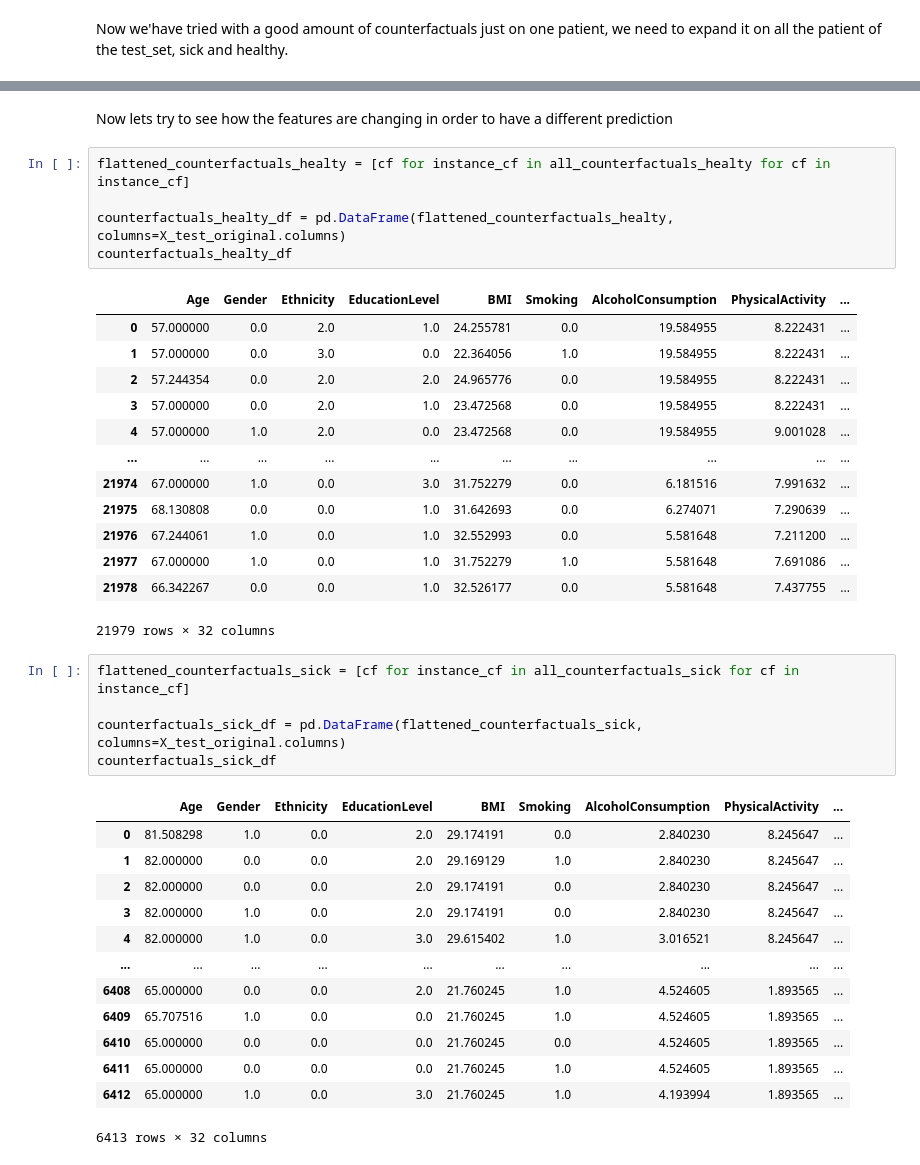
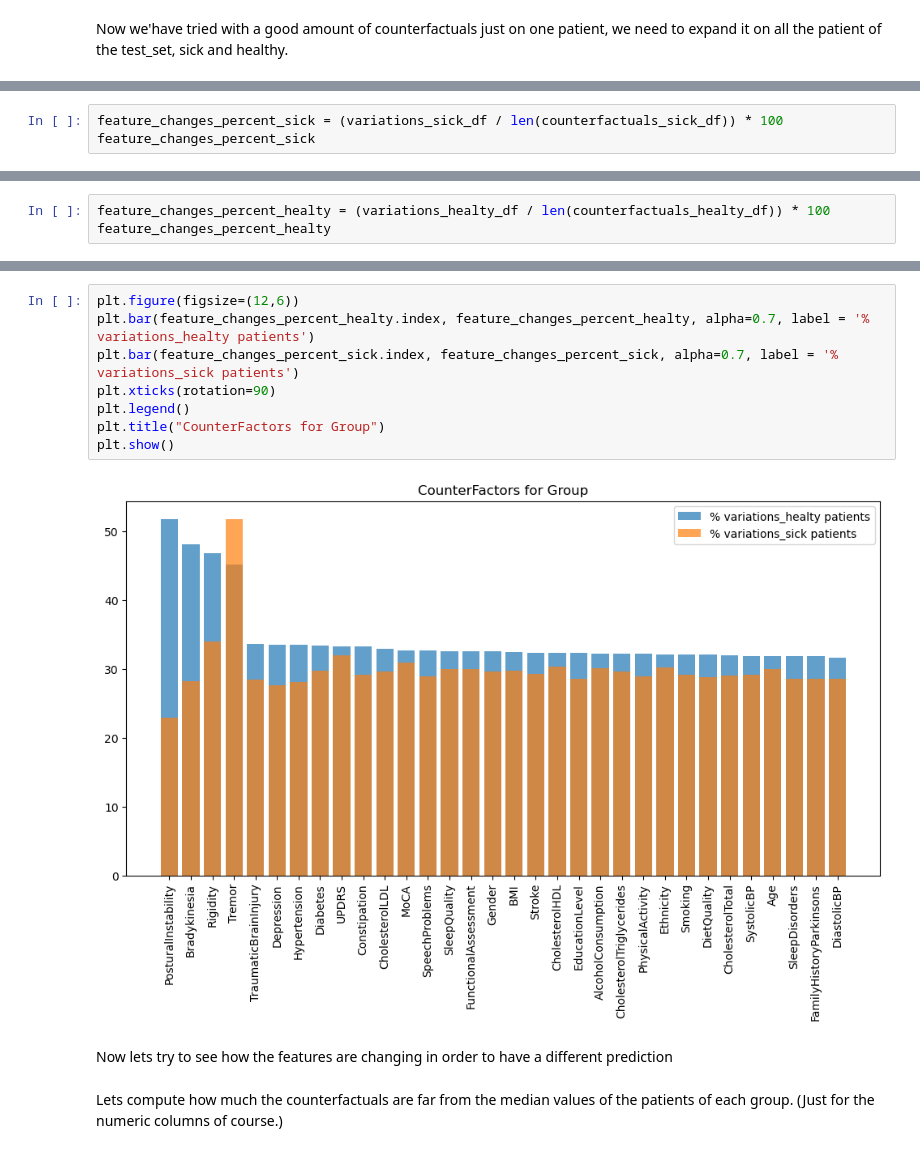
Before and after one commit to CamillaMilli/Group-36-FDS, a Jupyter notebook: main.ipynb, the cells around one changed output, grey strips where cells are left out. Drawn from its saved outputs; the diff is of its cells as text.

```diff
--- a/main.ipynb
+++ b/main.ipynb
@@ -1273,0 +1426,3 @@ dtype: int32
+# %%
+feature_changes_percent_sick = (variations_sick_df / len(counterfactuals_sick_df)) * 100
+feature_changes_percent_sick
@@ -1273,0 +1447,3 @@ dtype: int32
+# %%
+feature_changes_percent_healty = (variations_healty_df / len(counterfactuals_healty_df)) * 100
+feature_changes_percent_healty
@@ -1284,40 +1478,14 @@ plt.show()
+# %%
+plt.figure(figsize=(12,6))
+plt.bar(feature_changes_percent_healty.index, feature_changes_percent_healty, alpha=0.7, label = '% variations_healty patients')
+plt.bar(feature_changes_percent_sick.index, feature_changes_percent_sick, alpha=0.7, label = '% variations_sick patients')
+plt.xticks(rotation=90)
+plt.legend()
+plt.title("CounterFactors for Group")
+plt.show()
+# %% [output]
+[figure, added]
 # %% [markdown]
 Now lets try to see how the features are changing in order to have a different prediction
-# %%
-flattened_counterfactuals_healty = [cf for instance_cf in all_counterfactuals_healty for cf in instance_cf]
-
-counterfactuals_healty_df = pd.DataFrame(flattened_counterfactuals_healty, columns=X_test_original.columns)
-counterfactuals_healty_df
-# %% [output]
-|  | Age | Gender | Ethnicity | EducationLevel | BMI | Smoking | AlcoholConsumption | PhysicalActivity | ... |
-| 0 | 57.000000 | 0.0 | 2.0 | 1.0 | 24.255781 | 0.0 | 19.584955 | 8.222431 | ... |
-| 1 | 57.000000 | 0.0 | 3.0 | 0.0 | 22.364056 | 1.0 | 19.584955 | 8.222431 | ... |
-| 2 | 57.244354 | 0.0 | 2.0 | 2.0 | 24.965776 | 0.0 | 19.584955 | 8.222431 | ... |
-| 3 | 57.000000 | 0.0 | 2.0 | 1.0 | 23.472568 | 0.0 | 19.584955 | 8.222431 | ... |
-| 4 | 57.000000 | 1.0 | 2.0 | 0.0 | 23.472568 | 0.0 | 19.584955 | 9.001028 | ... |
-| ... | ... | ... | ... | ... | ... | ... | ... | ... | ... |
-| 21974 | 67.000000 | 1.0 | 0.0 | 3.0 | 31.752279 | 0.0 | 6.181516 | 7.991632 | ... |
-| 21975 | 68.130808 | 0.0 | 0.0 | 1.0 | 31.642693 | 0.0 | 6.274071 | 7.290639 | ... |
-| 21976 | 67.244061 | 1.0 | 0.0 | 1.0 | 32.552993 | 0.0 | 5.581648 | 7.211200 | ... |
-| 21977 | 67.000000 | 1.0 | 0.0 | 1.0 | 31.752279 | 1.0 | 5.581648 | 7.691086 | ... |
-| 21978 | 66.342267 | 0.0 | 0.0 | 1.0 | 32.526177 | 0.0 | 5.581648 | 7.437755 | ... |
-21979 rows × 32 columns
-# %%
-flattened_counterfactuals_sick = [cf for instance_cf in all_counterfactuals_sick for cf in instance_cf]
-
-counterfactuals_sick_df = pd.DataFrame(flattened_counterfactuals_sick, columns=X_test_original.columns)
-counterfactuals_sick_df
-# %% [output]
-|  | Age | Gender | Ethnicity | EducationLevel | BMI | Smoking | AlcoholConsumption | PhysicalActivity | ... |
-| 0 | 81.508298 | 1.0 | 0.0 | 2.0 | 29.174191 | 0.0 | 2.840230 | 8.245647 | ... |
-| 1 | 82.000000 | 0.0 | 0.0 | 2.0 | 29.169129 | 1.0 | 2.840230 | 8.245647 | ... |
-| 2 | 82.000000 | 0.0 | 0.0 | 2.0 | 29.174191 | 0.0 | 2.840230 | 8.245647 | ... |
-| 3 | 82.000000 | 1.0 | 0.0 | 2.0 | 29.174191 | 0.0 | 2.840230 | 8.245647 | ... |
-| 4 | 82.000000 | 1.0 | 0.0 | 3.0 | 29.615402 | 1.0 | 3.016521 | 8.245647 | ... |
-| ... | ... | ... | ... | ... | ... | ... | ... | ... | ... |
-| 6408 | 65.000000 | 0.0 | 0.0 | 2.0 | 21.760245 | 1.0 | 4.524605 | 1.893565 | ... |
-| 6409 | 65.707516 | 1.0 | 0.0 | 0.0 | 21.760245 | 1.0 | 4.524605 | 1.893565 | ... |
-| 6410 | 65.000000 | 0.0 | 0.0 | 0.0 | 21.760245 | 0.0 | 4.524605 | 1.893565 | ... |
-| 6411 | 65.000000 | 0.0 | 0.0 | 0.0 | 21.760245 | 1.0 | 4.524605 | 1.893565 | ... |
-| 6412 | 65.000000 | 1.0 | 0.0 | 3.0 | 21.760245 | 1.0 | 4.193994 | 1.893565 | ... |
-6413 rows × 32 columns
+# %% [markdown]
+Lets compute how much the counterfactuals are far from the median values of the patients of each group. (Just for the numeric columns of course.)
```
Also changed, not shown: parts of 41 cells of this notebook.
